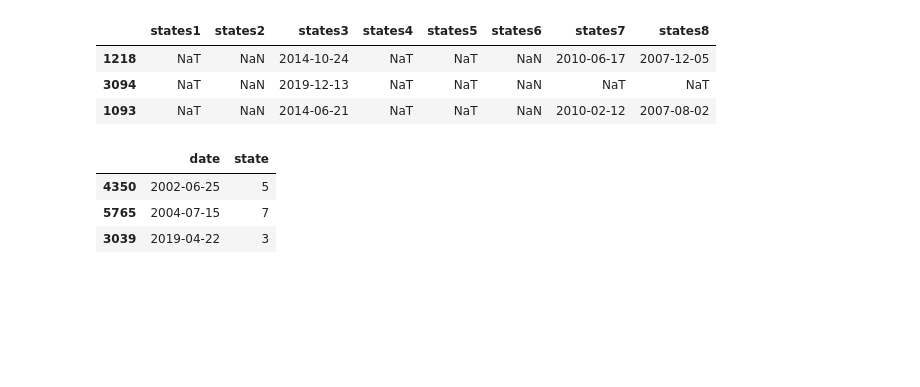
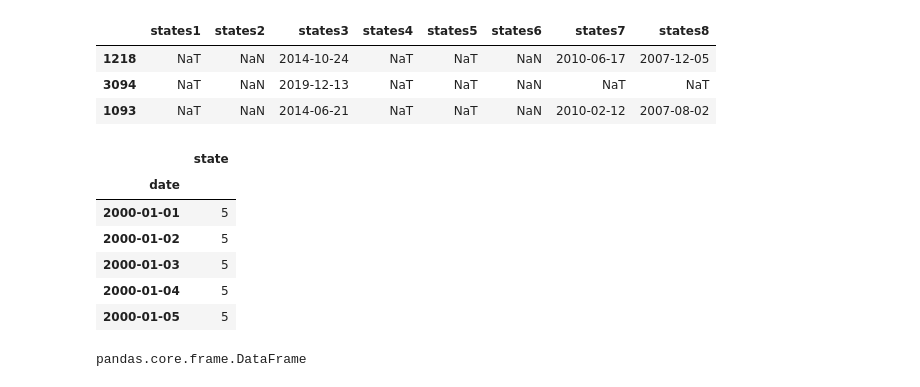
Before and after one commit to ibestrace/folio, a Jupyter notebook: Macro_Strategy_TAA.ipynb, the cells around one changed output. Saved outputs shown, nothing was run; the diff lists cells and outputs as text; code cells hidden in the pictures; blank space fills up the shorter version.

```diff
--- a/Macro_Strategy_TAA.ipynb
+++ b/Macro_Strategy_TAA.ipynb
@@ -319,11 +319,20 @@ states.sample(3)
 # %%
 import pandas as pd
 states_timeline = pd.read_excel('data/MSTAA_data/states.xlsx',
                                 sheet_name='states_timeline',
+                                index_col='date',
                                 parse_dates=True)
-states_timeline.sample(3)
+states_timeline.sort_index(inplace=True)
+states_timeline.head(5)
 # %% [output]
-|  | date | state |
-| 4350 | 2002-06-25 | 5 |
-| 5765 | 2004-07-15 | 7 |
-| 3039 | 2019-04-22 | 3 |
+|  | state |
+| date |  |
+| 2000-01-01 | 5 |
+| 2000-01-02 | 5 |
+| 2000-01-03 | 5 |
+| 2000-01-04 | 5 |
+| 2000-01-05 | 5 |
+# %%
+type(states_timeline)
+# %% [output]
+pandas.core.frame.DataFrame
```
Also changed, not shown: parts of 8 cells of this notebook, 3 other files.
